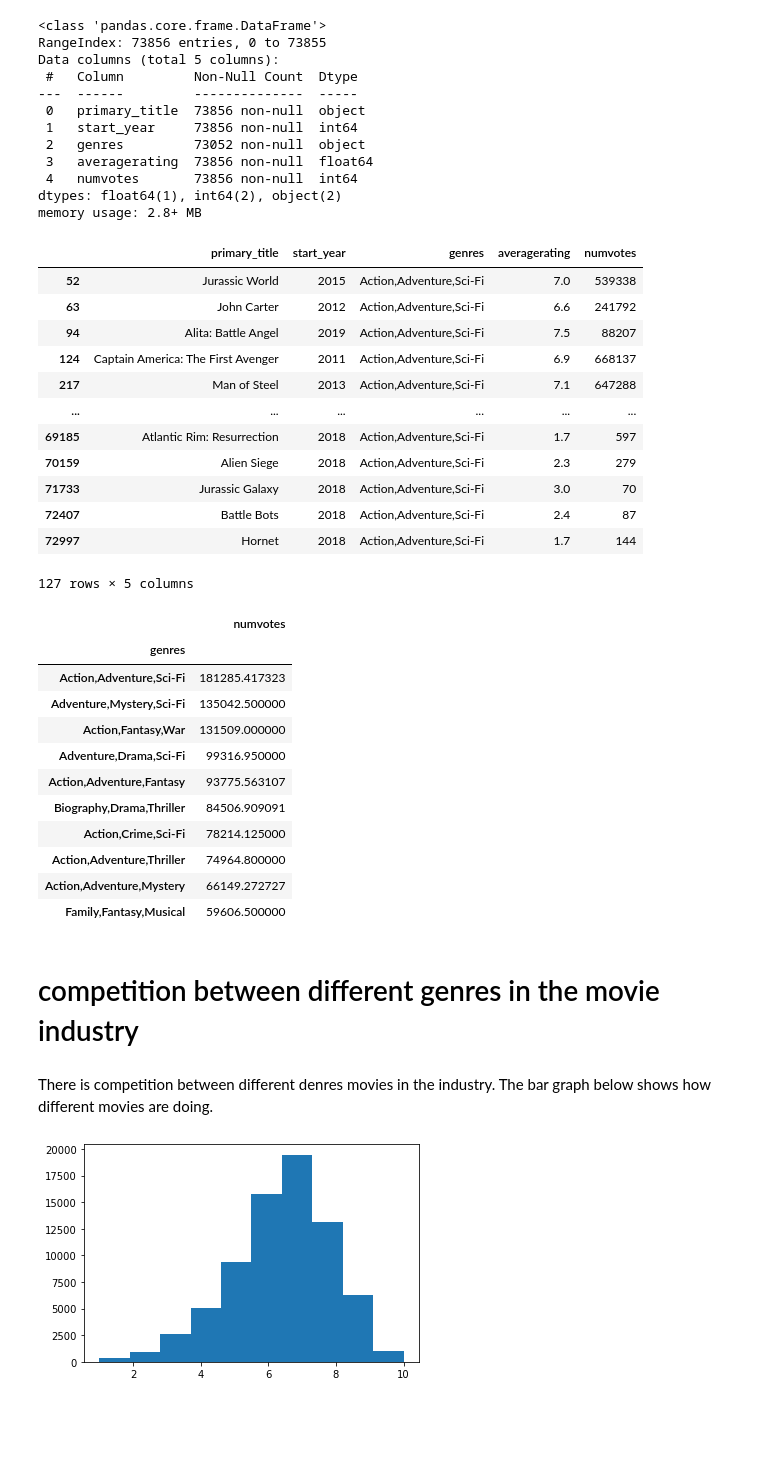
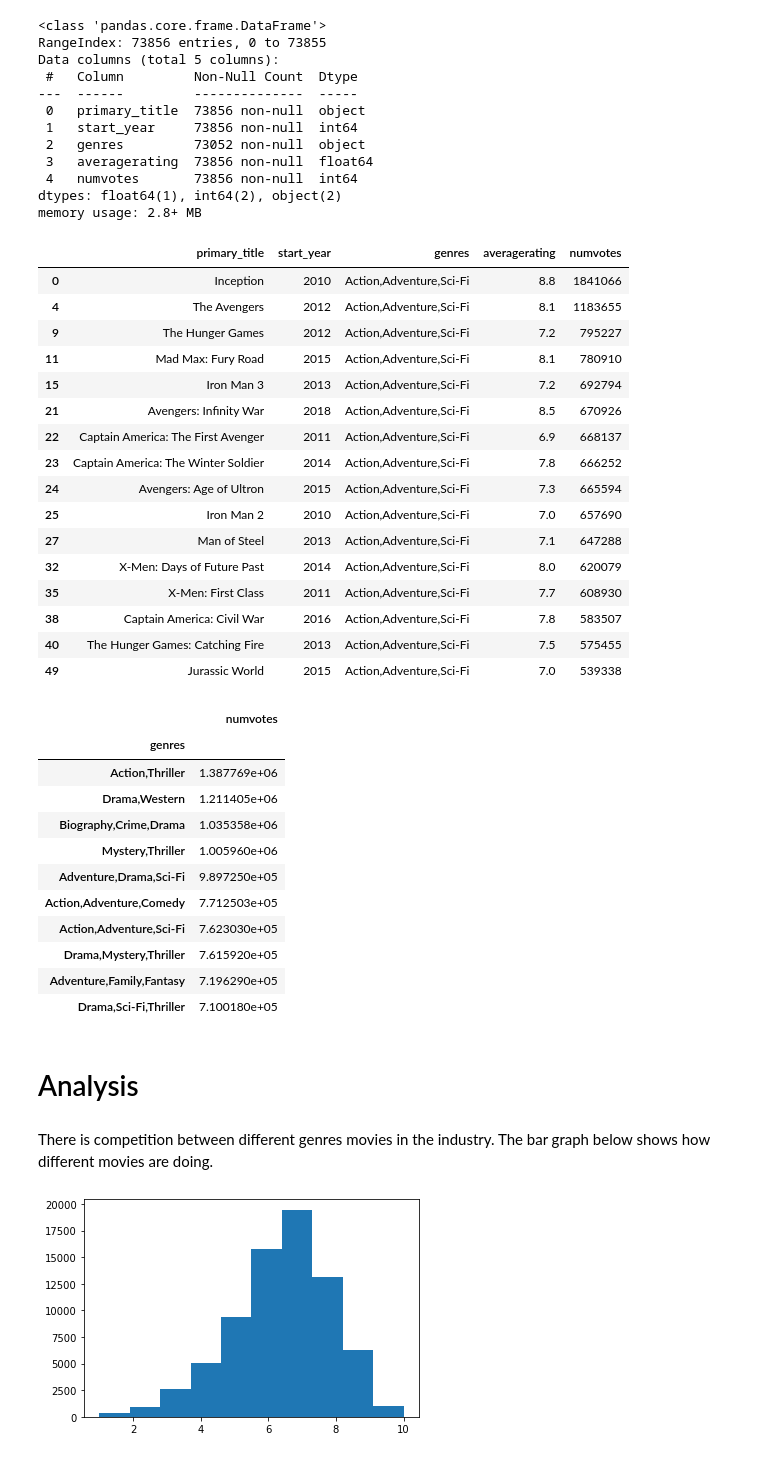
Before and after one commit to paulineKiarie/dsc-phase-1-project-v2-4, a Jupyter notebook: datasets/student.ipynb, the cells around one changed output. Drawn from its saved outputs; the diff is of its cells as text; code cells hidden in the pictures; blank space fills up the shorter version.

```diff
--- a/datasets/student.ipynb
+++ b/datasets/student.ipynb
@@ -473,42 +491,46 @@ Data columns (total 5 columns):
 dtypes: float64(1), int64(2), object(2)
 memory usage: 2.8+ MB
 # %%
-grouped = im_df.groupby('genres')
+grouped = im_db.groupby('genres')
 grouped.get_group("Action,Adventure,Sci-Fi")
 # %% [output]
 |  | primary_title | start_year | genres | averagerating | numvotes |
-| 52 | Jurassic World | 2015 | Action,Adventure,Sci-Fi | 7.0 | 539338 |
-| 63 | John Carter | 2012 | Action,Adventure,Sci-Fi | 6.6 | 241792 |
-| 94 | Alita: Battle Angel | 2019 | Action,Adventure,Sci-Fi | 7.5 | 88207 |
-| 124 | Captain America: The First Avenger | 2011 | Action,Adventure,Sci-Fi | 6.9 | 668137 |
-| 217 | Man of Steel | 2013 | Action,Adventure,Sci-Fi | 7.1 | 647288 |
-| ... | ... | ... | ... | ... | ... |
-| 69185 | Atlantic Rim: Resurrection | 2018 | Action,Adventure,Sci-Fi | 1.7 | 597 |
-| 70159 | Alien Siege | 2018 | Action,Adventure,Sci-Fi | 2.3 | 279 |
-| 71733 | Jurassic Galaxy | 2018 | Action,Adventure,Sci-Fi | 3.0 | 70 |
-| 72407 | Battle Bots | 2018 | Action,Adventure,Sci-Fi | 2.4 | 87 |
-| 72997 | Hornet | 2018 | Action,Adventure,Sci-Fi | 1.7 | 144 |
+| 0 | Inception | 2010 | Action,Adventure,Sci-Fi | 8.8 | 1841066 |
+| 4 | The Avengers | 2012 | Action,Adventure,Sci-Fi | 8.1 | 1183655 |
+| 9 | The Hunger Games | 2012 | Action,Adventure,Sci-Fi | 7.2 | 795227 |
+| 11 | Mad Max: Fury Road | 2015 | Action,Adventure,Sci-Fi | 8.1 | 780910 |
+| 15 | Iron Man 3 | 2013 | Action,Adventure,Sci-Fi | 7.2 | 692794 |
+| 21 | Avengers: Infinity War | 2018 | Action,Adventure,Sci-Fi | 8.5 | 670926 |
+| 22 | Captain America: The First Avenger | 2011 | Action,Adventure,Sci-Fi | 6.9 | 668137 |
+| 23 | Captain America: The Winter Soldier | 2014 | Action,Adventure,Sci-Fi | 7.8 | 666252 |
+| 24 | Avengers: Age of Ultron | 2015 | Action,Adventure,Sci-Fi | 7.3 | 665594 |
+| 25 | Iron Man 2 | 2010 | Action,Adventure,Sci-Fi | 7.0 | 657690 |
+| 27 | Man of Steel | 2013 | Action,Adventure,Sci-Fi | 7.1 | 647288 |
+| 32 | X-Men: Days of Future Past | 2014 | Action,Adventure,Sci-Fi | 8.0 | 620079 |
+| 35 | X-Men: First Class | 2011 | Action,Adventure,Sci-Fi | 7.7 | 608930 |
+| 38 | Captain America: Civil War | 2016 | Action,Adventure,Sci-Fi | 7.8 | 583507 |
+| 40 | The Hunger Games: Catching Fire | 2013 | Action,Adventure,Sci-Fi | 7.5 | 575455 |
+| 49 | Jurassic World | 2015 | Action,Adventure,Sci-Fi | 7.0 | 539338 |
-127 rows × 5 columns
 # %%
-genres_sorted_mean = pd.DataFrame(im_df.groupby("genres")["numvotes"].mean()).sort_values(by="numvotes", ascending= False).head(10)
+genres_sorted_mean = pd.DataFrame(im_db.groupby("genres")["numvotes"].mean()).sort_values(by="numvotes", ascending= False).head(10)
 genres_sorted_mean
 # %% [output]
 |  | numvotes |
 | genres |  |
-| Action,Adventure,Sci-Fi | 181285.417323 |
-| Adventure,Mystery,Sci-Fi | 135042.500000 |
-| Action,Fantasy,War | 131509.000000 |
-| Adventure,Drama,Sci-Fi | 99316.950000 |
-| Action,Adventure,Fantasy | 93775.563107 |
-| Biography,Drama,Thriller | 84506.909091 |
-| Action,Crime,Sci-Fi | 78214.125000 |
-| Action,Adventure,Thriller | 74964.800000 |
-| Action,Adventure,Mystery | 66149.272727 |
-| Family,Fantasy,Musical | 59606.500000 |
+| Action,Thriller | 1.387769e+06 |
+| Drama,Western | 1.211405e+06 |
+| Biography,Crime,Drama | 1.035358e+06 |
+| Mystery,Thriller | 1.005960e+06 |
+| Adventure,Drama,Sci-Fi | 9.897250e+05 |
+| Action,Adventure,Comedy | 7.712503e+05 |
+| Action,Adventure,Sci-Fi | 7.623030e+05 |
+| Drama,Mystery,Thriller | 7.615920e+05 |
+| Adventure,Family,Fantasy | 7.196290e+05 |
+| Drama,Sci-Fi,Thriller | 7.100180e+05 |
+# %% [markdown]
+# Analysis
 # %% [markdown]
-# competition between different genres in the movie industry
+There is competition between different genres movies in the industry. The bar graph below shows how different movies are doing.
-# %% [markdown]
-There is competition between different denres movies in the industry. The bar graph below shows how different movies are doing.
 # %%
 plt.hist(im_df["averagerating"], bins = 10);
 # %% [output]
```
Also changed, not shown: parts of 81 cells of this notebook, 1 other file.
